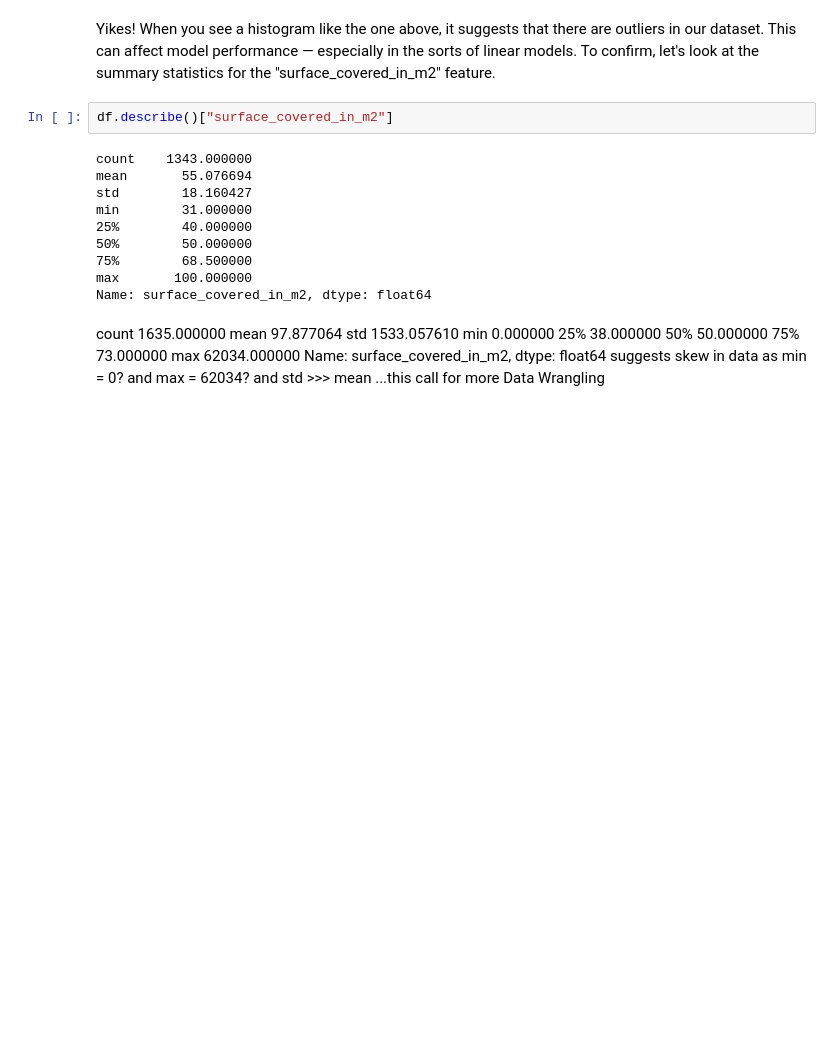
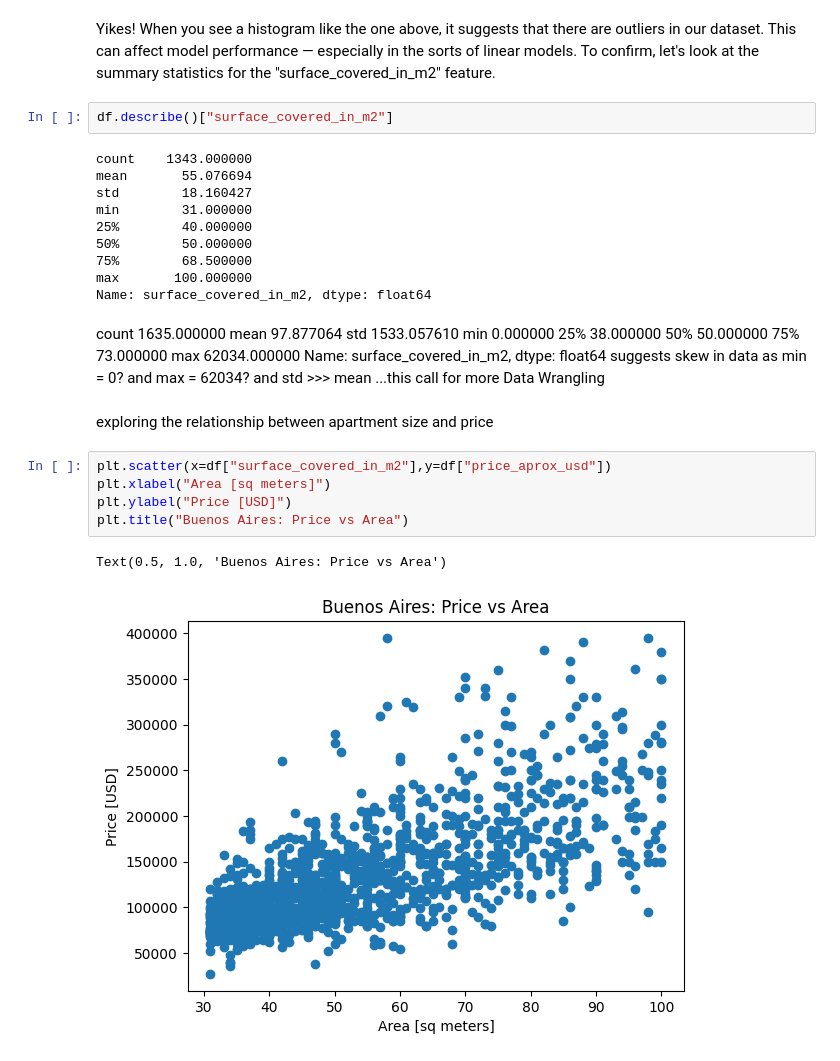
Before and after one commit to programmer-shark/house-price-prediction, a Jupyter notebook: 021-price-and-size.ipynb, the cells around one changed output. Cells and saved outputs as stored; diff of their text form; blank space fills up the shorter version.

Commit message:
check relationship between area and price

```diff
--- a/021-price-and-size.ipynb
+++ b/021-price-and-size.ipynb
@@ -135,3 +135,13 @@ min          0.000000
 75%         73.000000
 max      62034.000000
 Name: surface_covered_in_m2, dtype: float64 suggests skew in data as min = 0? and max = 62034? and std >>> mean ...this call for more Data Wrangling
+# %% [markdown]
+ exploring the relationship between apartment size and price
+# %%
+plt.scatter(x=df["surface_covered_in_m2"],y=df["price_aprox_usd"])
+plt.xlabel("Area [sq meters]")
+plt.ylabel("Price [USD]")
+plt.title("Buenos Aires: Price vs Area")
+# %% [output]
+Text(0.5, 1.0, 'Buenos Aires: Price vs Area')
+[figure, added]
```
